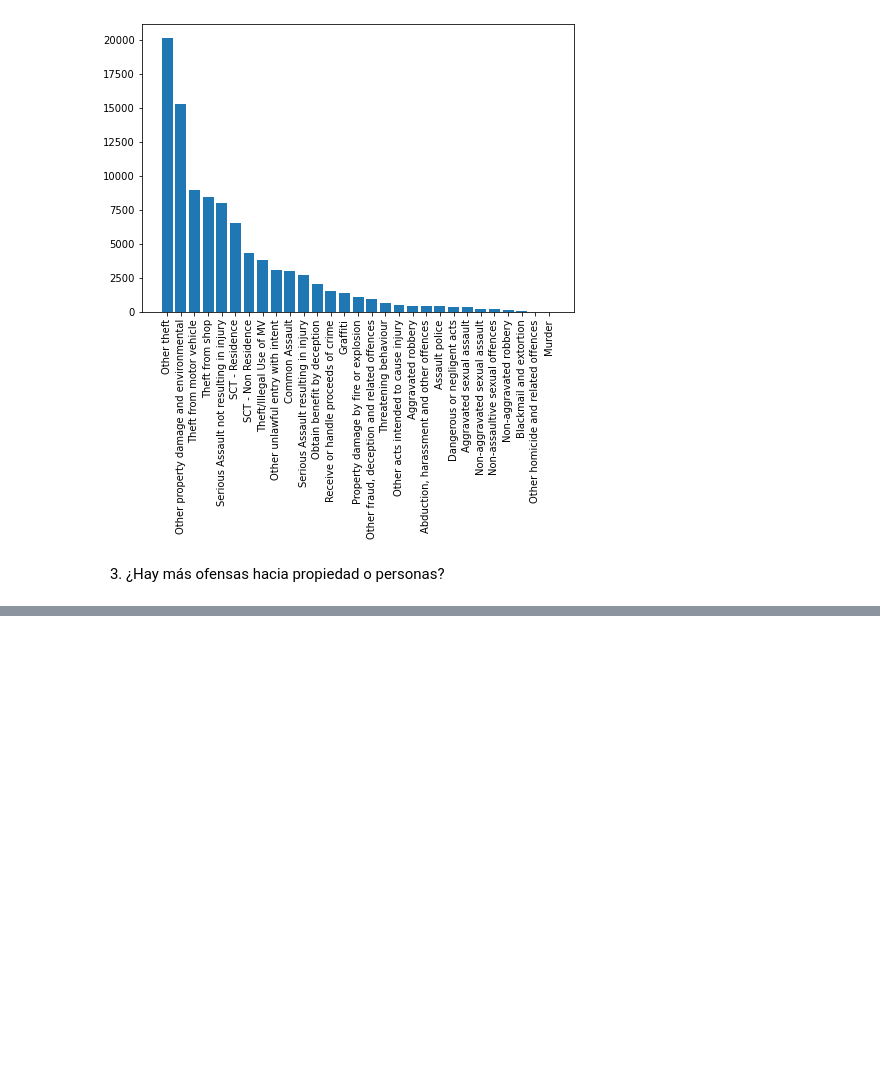
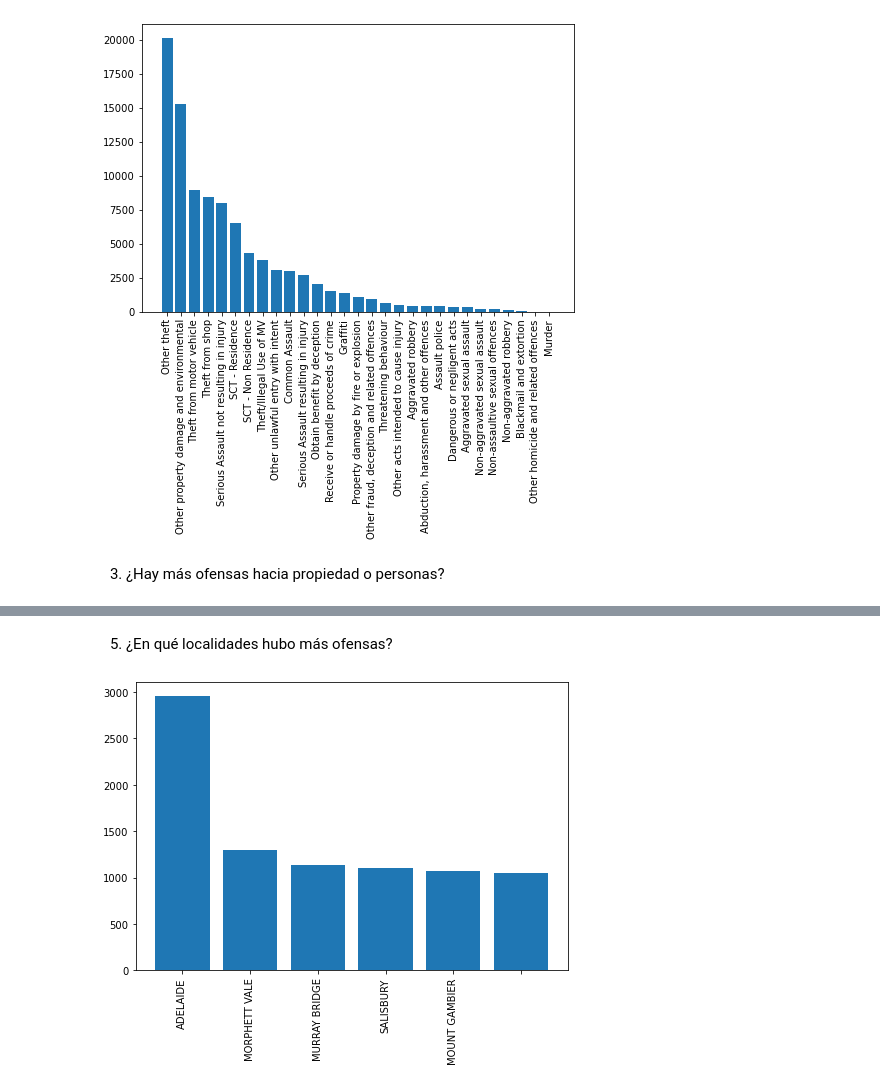
Before and after one commit to SimonAtias/Trabajos, a Jupyter notebook: Tec. Soporte Informático 2021/5Preguntas/notebooks/notebook_graficos.ipynb, the cells around one changed output, grey strips where cells are left out. Drawn from its saved outputs; the diff is of its cells as text; code cells hidden in the pictures; blank space fills up the shorter version.

```diff
--- a/Tec. Soporte Informático 2021/5Preguntas/notebooks/notebook_graficos.ipynb
+++ b/Tec. Soporte Informático 2021/5Preguntas/notebooks/notebook_graficos.ipynb
@@ -49,0 +102,16 @@ plt.show()
+# %% [markdown]
+5. ¿En qué localidades hubo más ofensas?
+# %%
+import matplotlib.pyplot as plt
+x_values = df['Suburb - Incident'].value_counts().index.tolist()
+y_values = df['Suburb - Incident'].value_counts().tolist()
+
+x_values = dejarPrimeros4ElementosLista(x_values)
+
+fig = plt.figure()
+ax = fig.add_axes([0,0,1,1])
+ax.bar(x_values,y_values)
+plt.xticks(rotation = 90)
+plt.show()
+# %% [output]
+[figure, added]
```
Also changed, not shown: parts of 5 cells of this notebook, 1 other file.
